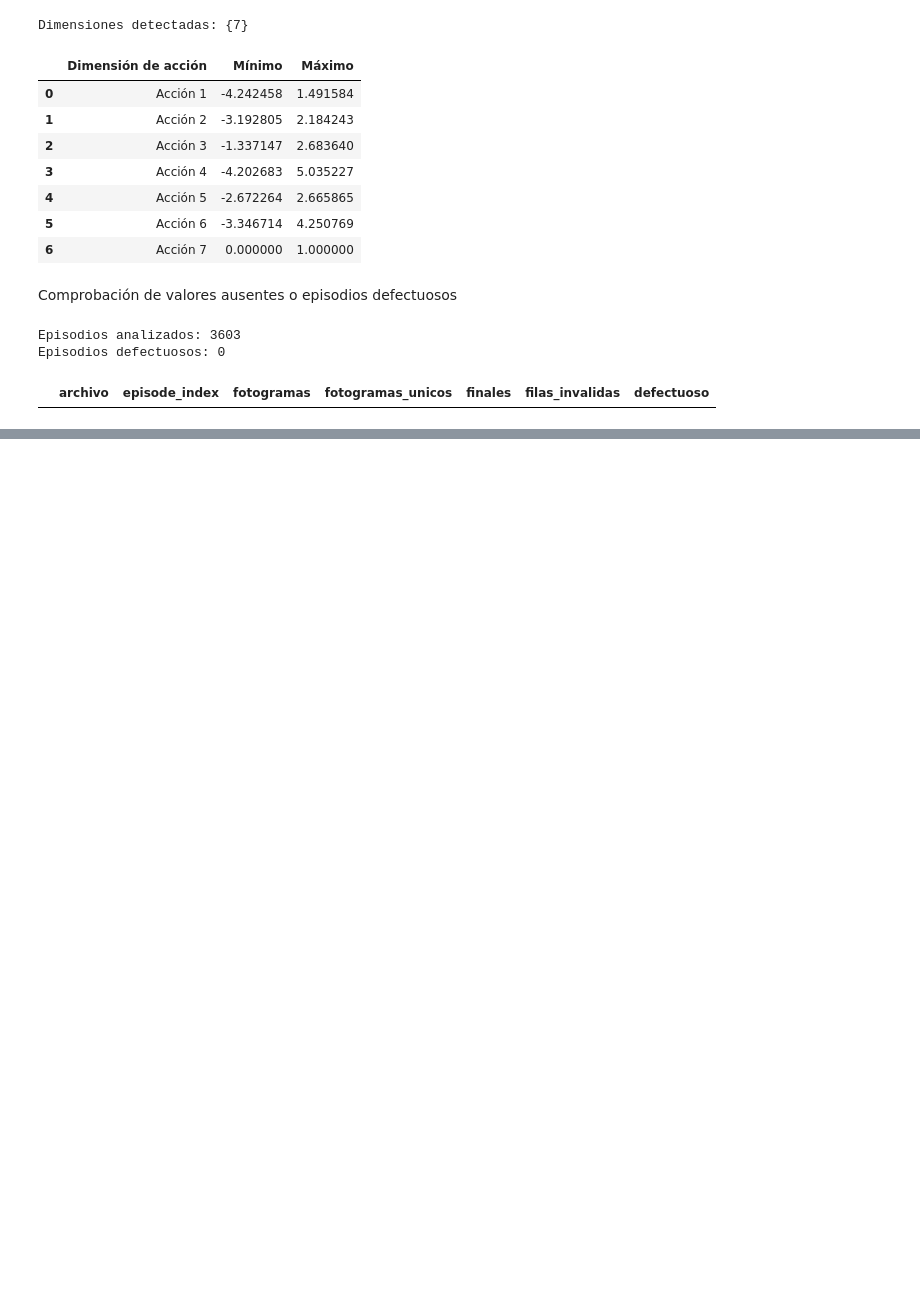
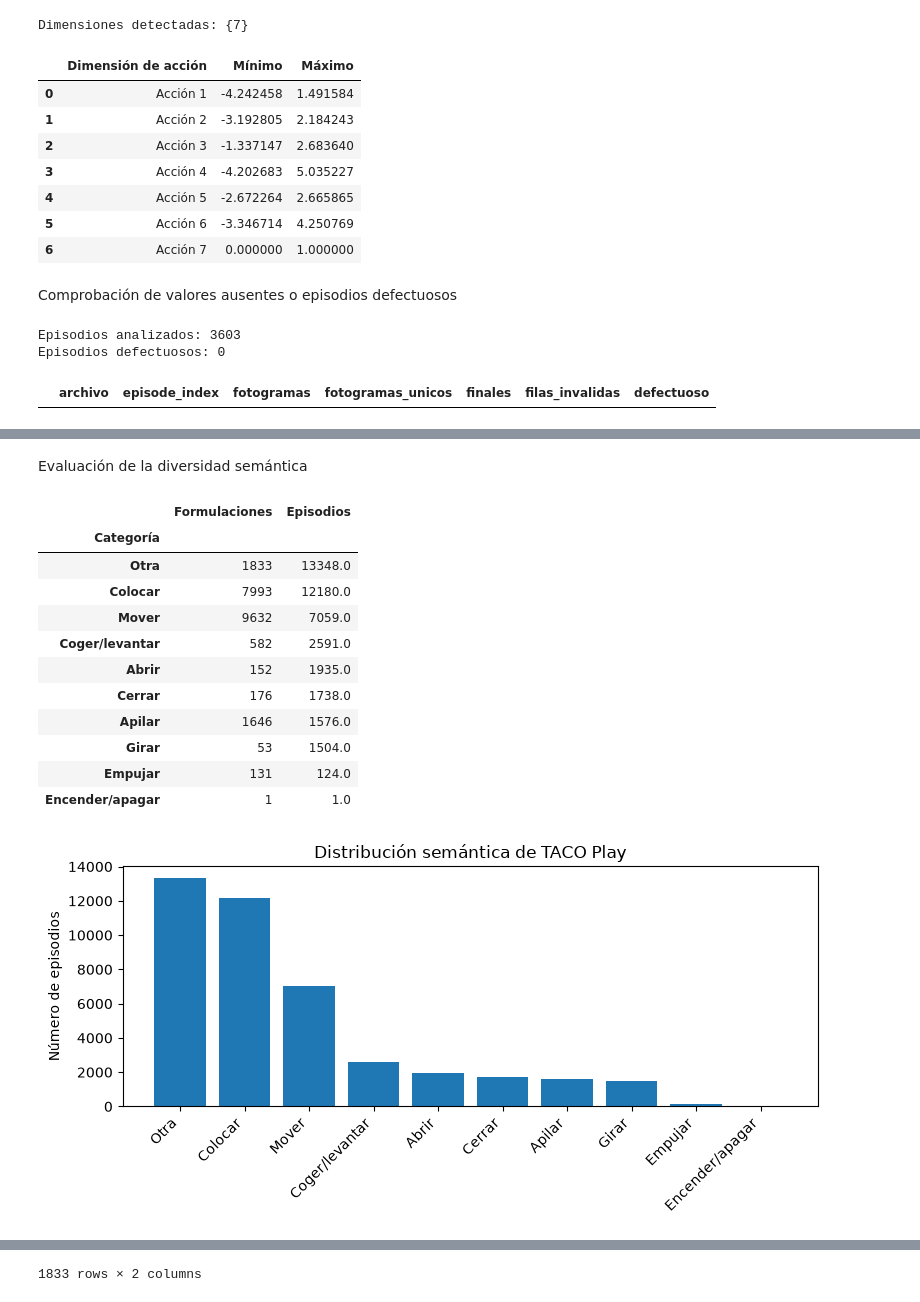
Before and after one commit to osoria80/TFM-VLA, a Jupyter notebook: notebooks/02_estudio_dataset.ipynb, the cells around one changed output, grey strips where cells are left out. Cells and saved outputs as stored; diff of their text form; code cells hidden in the pictures; blank space fills up the shorter version.

```diff
--- a/notebooks/02_estudio_dataset.ipynb
+++ b/notebooks/02_estudio_dataset.ipynb
@@ -266,7 +266,7 @@ def categorizar(instruccion):
         return "Abrir"
     elif "close" in texto:
         return "Cerrar"
-    elif "rotate" in texto or "turn left" in texto or "turn right" in texto or "turn" in texto:
+    elif "rotate" in texto or "turn left" in texto or "turn right" in texto or "turn" in texto or "flip" in texto or "twist" in texto:
         return "Girar"
     elif "push" in texto:
         return "Empujar"
@@ -274,7 +274,7 @@ def categorizar(instruccion):
         return "Apilar"
     elif "place" in texto or "put" in texto or "store" in texto:
         return "Colocar"
-    elif "pick" in texto or "lift" in texto  or "grasp" in texto:
+    elif "pick" in texto or "lift" in texto  or "grasp" in texto or "take" in texto:
         return "Coger/levantar"
     elif "move" in texto or "slide" in texto:
         return "Mover"
@@ -471,0 +739,74 @@ Episodios defectuosos: 0
+# %% [markdown]
+Evaluación de la diversidad semántica
+# %%
+def categorizar(instruccion):
+    texto = instruccion.lower()
+
+    if "turn on" in texto or "turn off" in texto:
+        return "Encender/apagar"
+    elif "open" in texto:
+        return "Abrir"
+    elif "close" in texto:
+        return "Cerrar"
+    elif "rotate" in texto or "turn left" in texto or "turn right" in texto or "turn" in texto or "flip" in texto or "twist" in texto:
+        return "Girar"
+    elif "push" in texto:
+        return "Empujar"
+    elif "stack" in texto or "on top of" in texto:
+        return "Apilar"
+    elif "place" in texto or "put" in texto or "store" in texto:
+        return "Colocar"
+    elif "pick" in texto or "lift" in texto  or "grasp" in texto or "take" in texto:
+        return "Coger/levantar"
+    elif "move" in texto or "slide" in texto:
+        return "Mover"
+    else:
+        return "Otra"
+
+instrucciones = tareas.reset_index()
+instrucciones.columns = ["Instrucción", "task_index"]
+
+instrucciones["Categoría"] = instrucciones["Instrucción"].apply(categorizar)
+instrucciones["Episodios"] = instrucciones["task_index"].map(conteo)
+
+resumen_semantico = (
+    instrucciones.groupby("Categoría")
+    .agg(
+        Formulaciones=("Instrucción", "count"),
+        Episodios=("Episodios", "sum")
+    )
+    .sort_values("Episodios", ascending=False)
+)
+
+display(resumen_semantico)
+
+plt.figure(figsize=(8, 4))
+plt.bar(
+    resumen_semantico.index,
+    resumen_semantico["Episodios"]
+)
+plt.xticks(rotation=45, ha="right")
+plt.ylabel("Número de episodios")
+plt.title("Distribución semántica de TACO Play")
+plt.tight_layout()
+plt.show()
+
+display(
+    instrucciones[
+        instrucciones["Categoría"] == "Otra"
+    ][["Instrucción", "Episodios"]]
+)
+# %% [output]
+|  | Formulaciones | Episodios |
+| Categoría |  |  |
+| Otra | 1833 | 13348.0 |
+| Colocar | 7993 | 12180.0 |
+| Mover | 9632 | 7059.0 |
+| Coger/levantar | 582 | 2591.0 |
+| Abrir | 152 | 1935.0 |
+| Cerrar | 176 | 1738.0 |
+| Apilar | 1646 | 1576.0 |
+| Girar | 53 | 1504.0 |
+| Empujar | 131 | 124.0 |
+| Encender/apagar | 1 | 1.0 |
+[figure, added]
@@ -471,0 +825 @@ Episodios defectuosos: 0
+1833 rows × 2 columns
```
Also changed, not shown: parts of 20 cells of this notebook.
